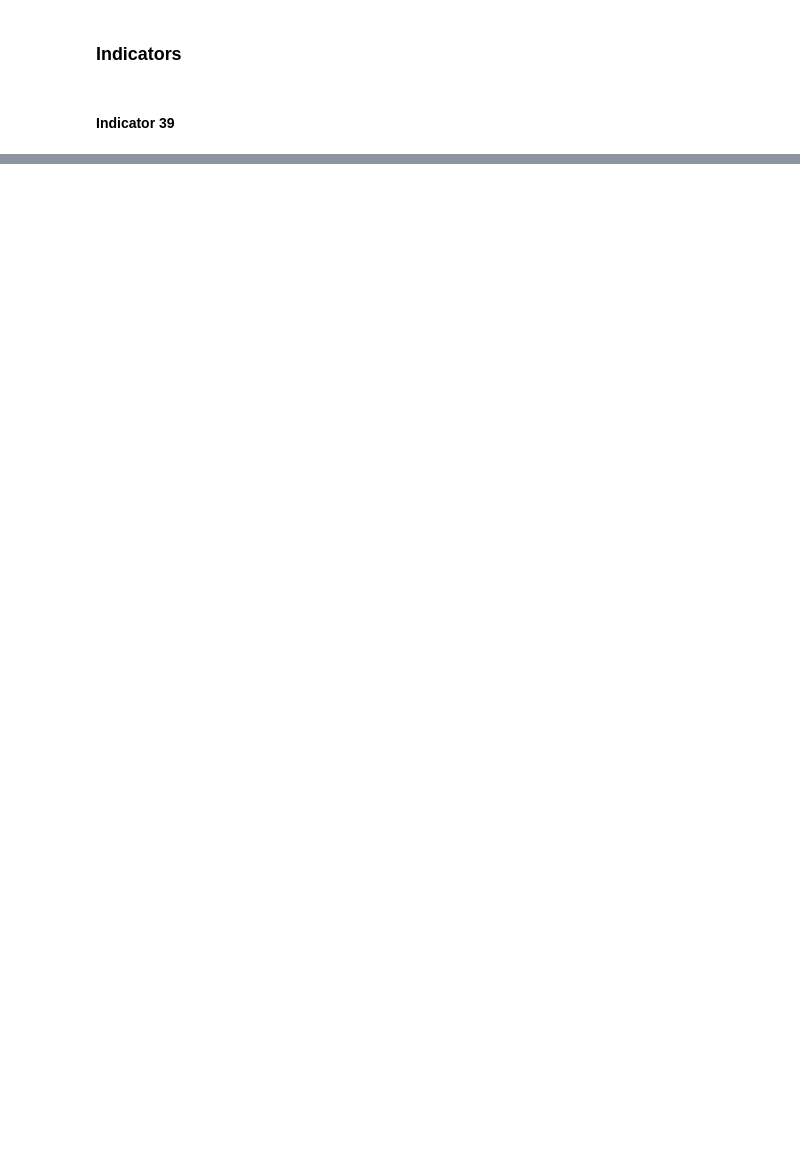
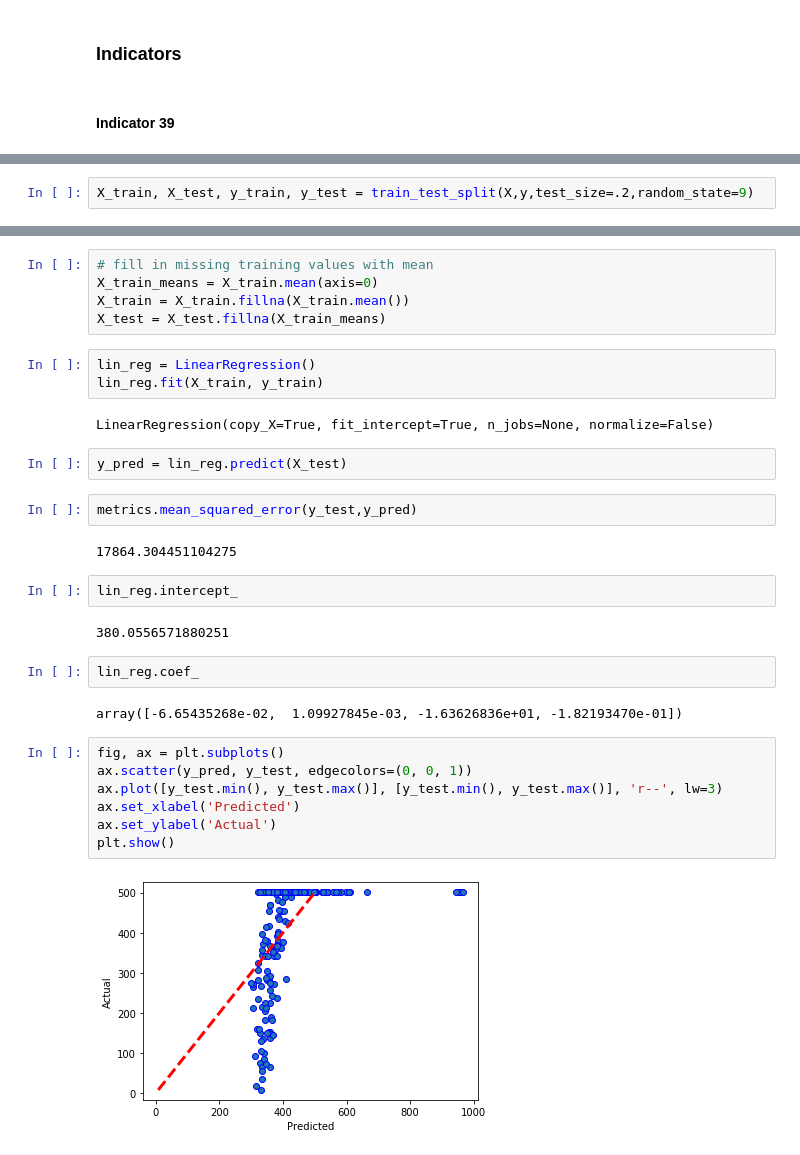
Before and after one commit to jaimev408/Oakland_RE_Indicators, a Jupyter notebook: ORE Analysis Indicators 39-41-43.ipynb, the cells around one changed output, grey strips where cells are left out. Saved outputs shown, nothing was run; the diff lists cells and outputs as text; blank space fills up the shorter version.

```diff
--- a/ORE Analysis Indicators 39-41-43.ipynb
+++ b/ORE Analysis Indicators 39-41-43.ipynb
@@ -42,0 +222,2 @@ AttributeError: 'DataFrame' object has no attribute 'GRPIP'
+# %%
+X_train, X_test, y_train, y_test = train_test_split(X,y,test_size=.2,random_state=9)
@@ -42,0 +233,33 @@ AttributeError: 'DataFrame' object has no attribute 'GRPIP'
+# %%
+# fill in missing training values with mean
+X_train_means = X_train.mean(axis=0)
+X_train = X_train.fillna(X_train.mean())
+X_test = X_test.fillna(X_train_means)
+# %%
+lin_reg = LinearRegression()
+lin_reg.fit(X_train, y_train)
+# %% [output]
+LinearRegression(copy_X=True, fit_intercept=True, n_jobs=None, normalize=False)
+# %%
+y_pred = lin_reg.predict(X_test)
+# %%
+metrics.mean_squared_error(y_test,y_pred)
+# %% [output]
+17864.304451104275
+# %%
+lin_reg.intercept_
+# %% [output]
+380.0556571880251
+# %%
+lin_reg.coef_
+# %% [output]
+array([-6.65435268e-02,  1.09927845e-03, -1.63626836e+01, -1.82193470e-01])
+# %%
+fig, ax = plt.subplots()
+ax.scatter(y_pred, y_test, edgecolors=(0, 0, 1))
+ax.plot([y_test.min(), y_test.max()], [y_test.min(), y_test.max()], 'r--', lw=3)
+ax.set_xlabel('Predicted')
+ax.set_ylabel('Actual')
+plt.show()
+# %% [output]
+[figure, added]
```
Also changed, not shown: parts of 31 cells of this notebook, 1 other file.
